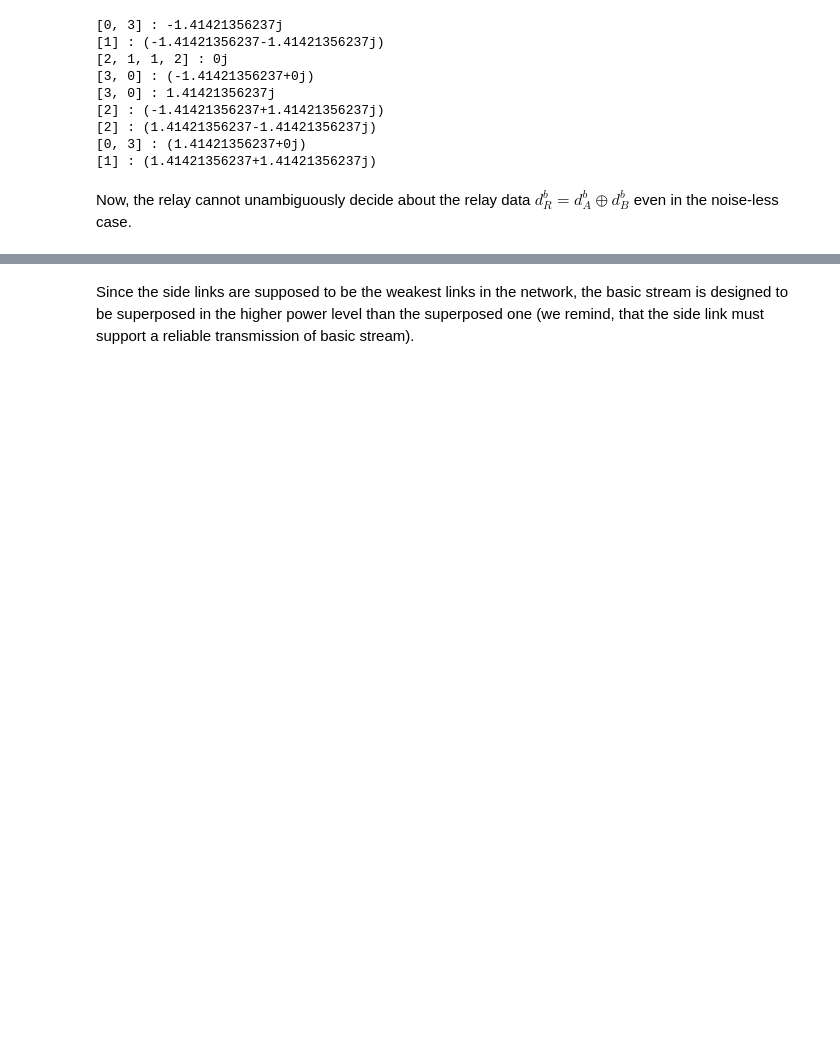
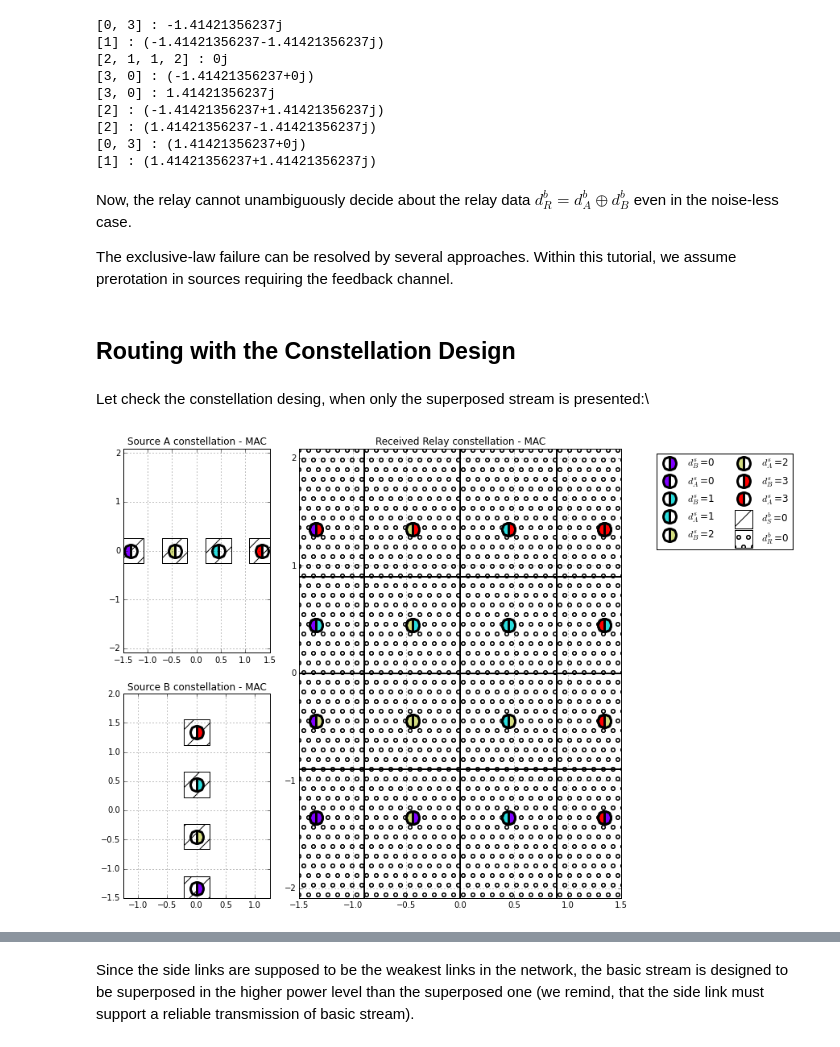
Before and after one commit to ProchazkaPavel/EURASIP_2017, a Jupyter notebook: web_pres/From_NIF_to_WNC.ipynb, the cells around one changed output, grey strips where cells are left out. Cells and saved outputs as stored; diff of their text form; code cells hidden in the pictures; blank space fills up the shorter version.

```diff
--- a/web_pres/From_NIF_to_WNC.ipynb
+++ b/web_pres/From_NIF_to_WNC.ipynb
@@ -156,3 +113,17 @@ for c in un_const[0]: # assign the basic stream indecis in the relay received co
 [1] : (1.41421356237+1.41421356237j)
 # %% [markdown]
 Now, the relay cannot unambiguously decide about the relay data $d_R^b=d_A^b\oplus d_B^b$ even in the noise-less case.
+
+The exclusive-law failure can be resolved by several approaches. Within this tutorial, we assume prerotation in sources requiring the feedback channel.
+# %% [markdown]
+## Routing with the Constellation Design
+# %% [markdown]
+Let check the constellation desing, when only the superposed stream is presented:\
+# %%
+# Demonstration Superposed constellation design
+Nb = 0
+Ns = 2
+h = 1.
+draw_Constellations_S2R(Nb, Ns, h)
+# %% [output]
+[figure, added]
```
Also changed, not shown: parts of 29 cells of this notebook, 2 other files.
